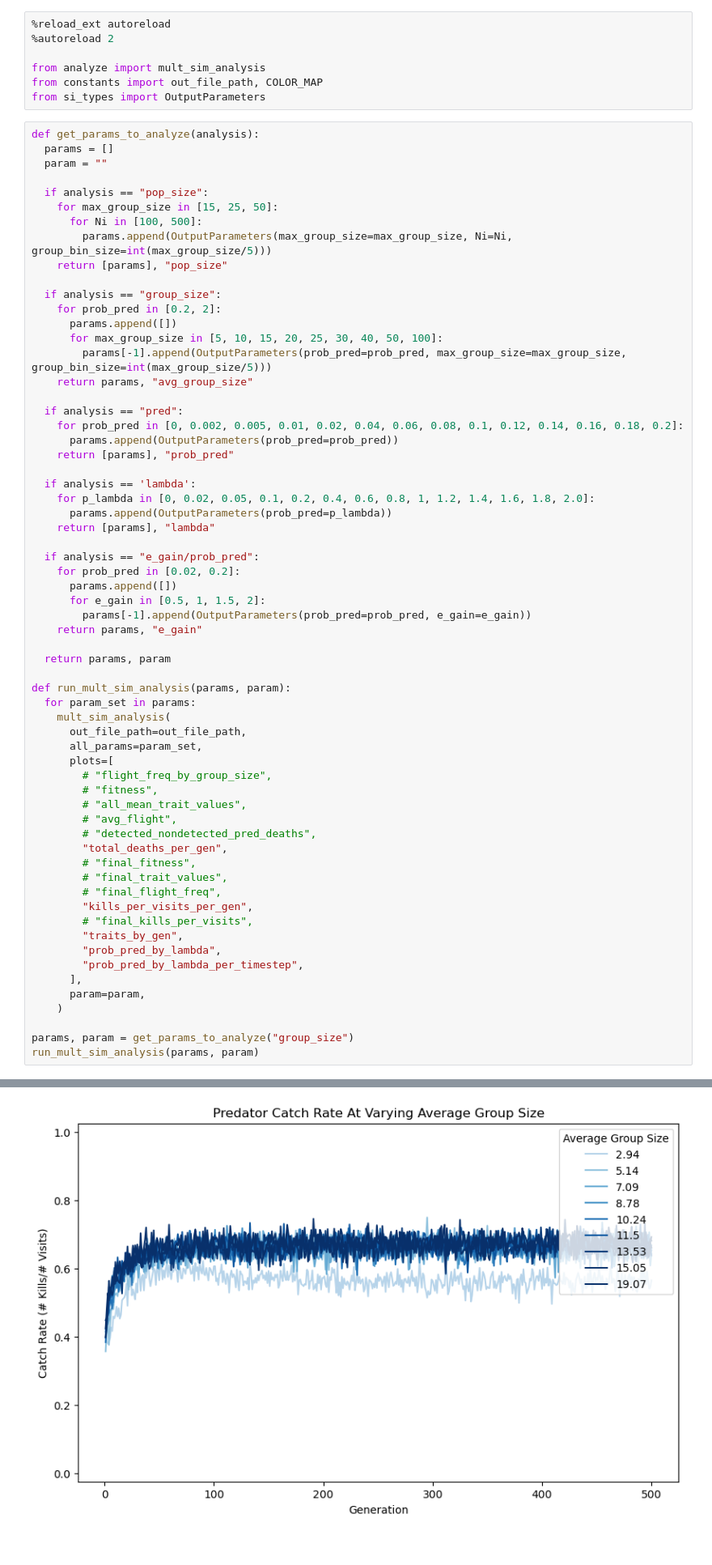
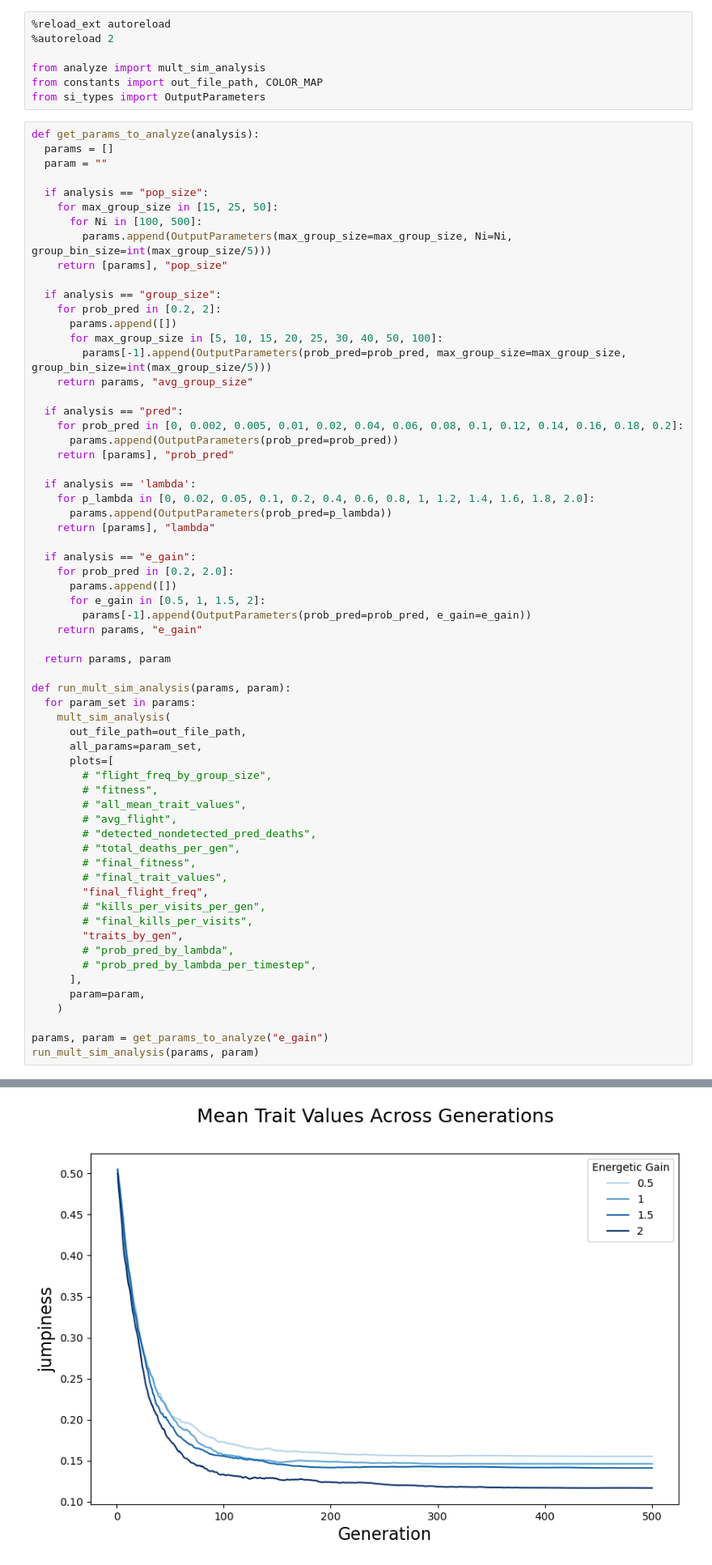
Before and after one commit to vivian-m-li/si_evolution, a Jupyter notebook: analyze.ipynb, the cells around one changed output, grey strips where cells are left out. Shown at 81% size. Cells and saved outputs as stored; diff of their text form.

```diff
--- a/analyze.ipynb
+++ b/analyze.ipynb
@@ -33,8 +33,8 @@ def get_params_to_analyze(analysis):
       params.append(OutputParameters(prob_pred=p_lambda))
     return [params], "lambda"
 
-  if analysis == "e_gain/prob_pred":
-    for prob_pred in [0.02, 0.2]:
+  if analysis == "e_gain":
+    for prob_pred in [0.2, 2.0]:
       params.append([])
       for e_gain in [0.5, 1, 1.5, 2]:
         params[-1].append(OutputParameters(prob_pred=prob_pred, e_gain=e_gain))
@@ -53,19 +53,19 @@ def run_mult_sim_analysis(params, param):
         # "all_mean_trait_values",
         # "avg_flight",
         # "detected_nondetected_pred_deaths",
-        "total_deaths_per_gen",
+        # "total_deaths_per_gen",
         # "final_fitness",
         # "final_trait_values",
-        # "final_flight_freq",
-        "kills_per_visits_per_gen",
+        "final_flight_freq",
+        # "kills_per_visits_per_gen",
         # "final_kills_per_visits",
         "traits_by_gen",
-        "prob_pred_by_lambda",
-        "prob_pred_by_lambda_per_timestep",
+        # "prob_pred_by_lambda",
+        # "prob_pred_by_lambda_per_timestep",
       ],
       param=param,
     )
 
-params, param = get_params_to_analyze("group_size")
+params, param = get_params_to_analyze("e_gain")
 run_mult_sim_analysis(params, param)
 # %% [output]
@@ -73 +73 @@ run_mult_sim_analysis(params, param)
-[figure, old version]
+[figure, new version]
```
Also changed, not shown: parts of 1 cell of this notebook, 5 other files.
